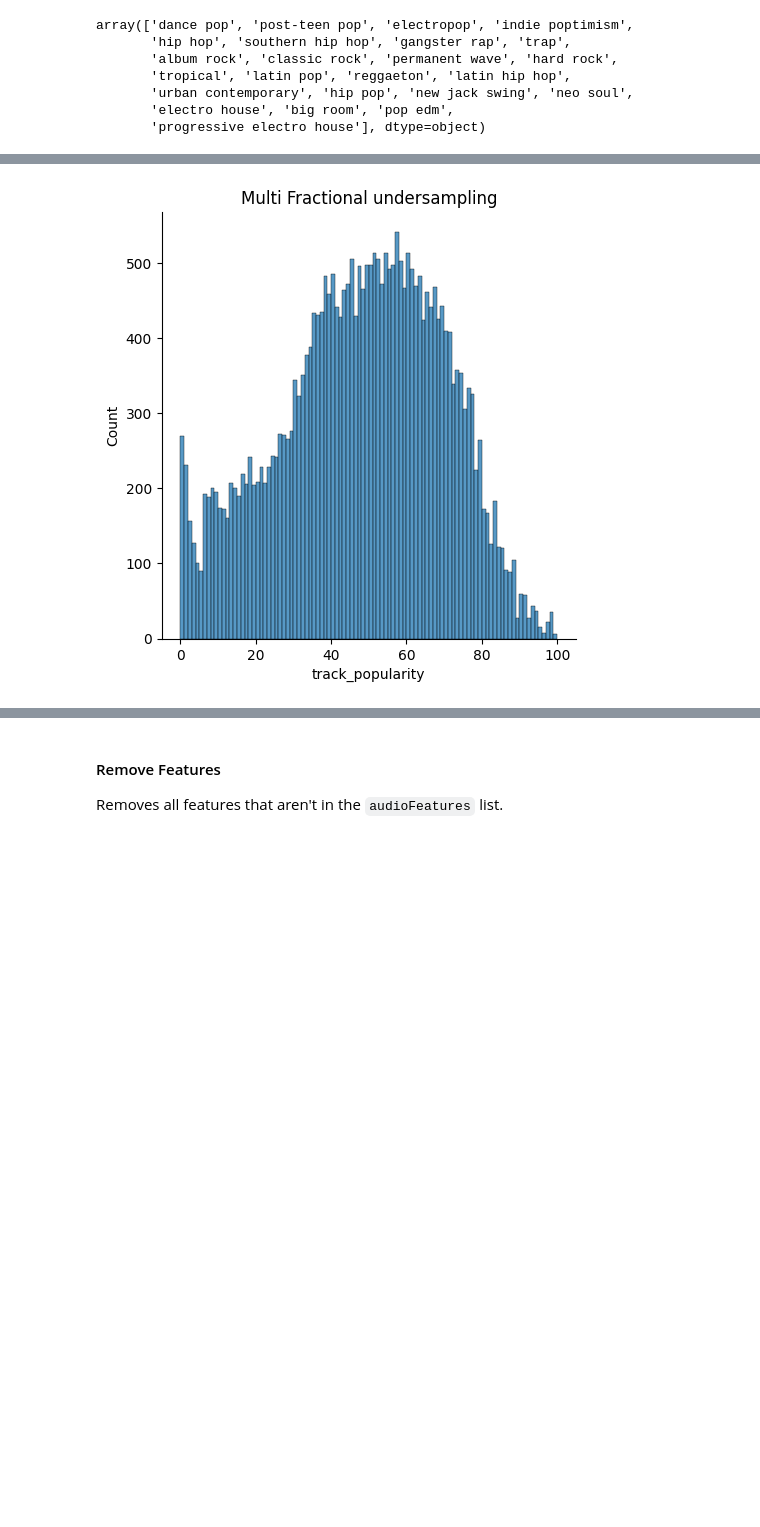
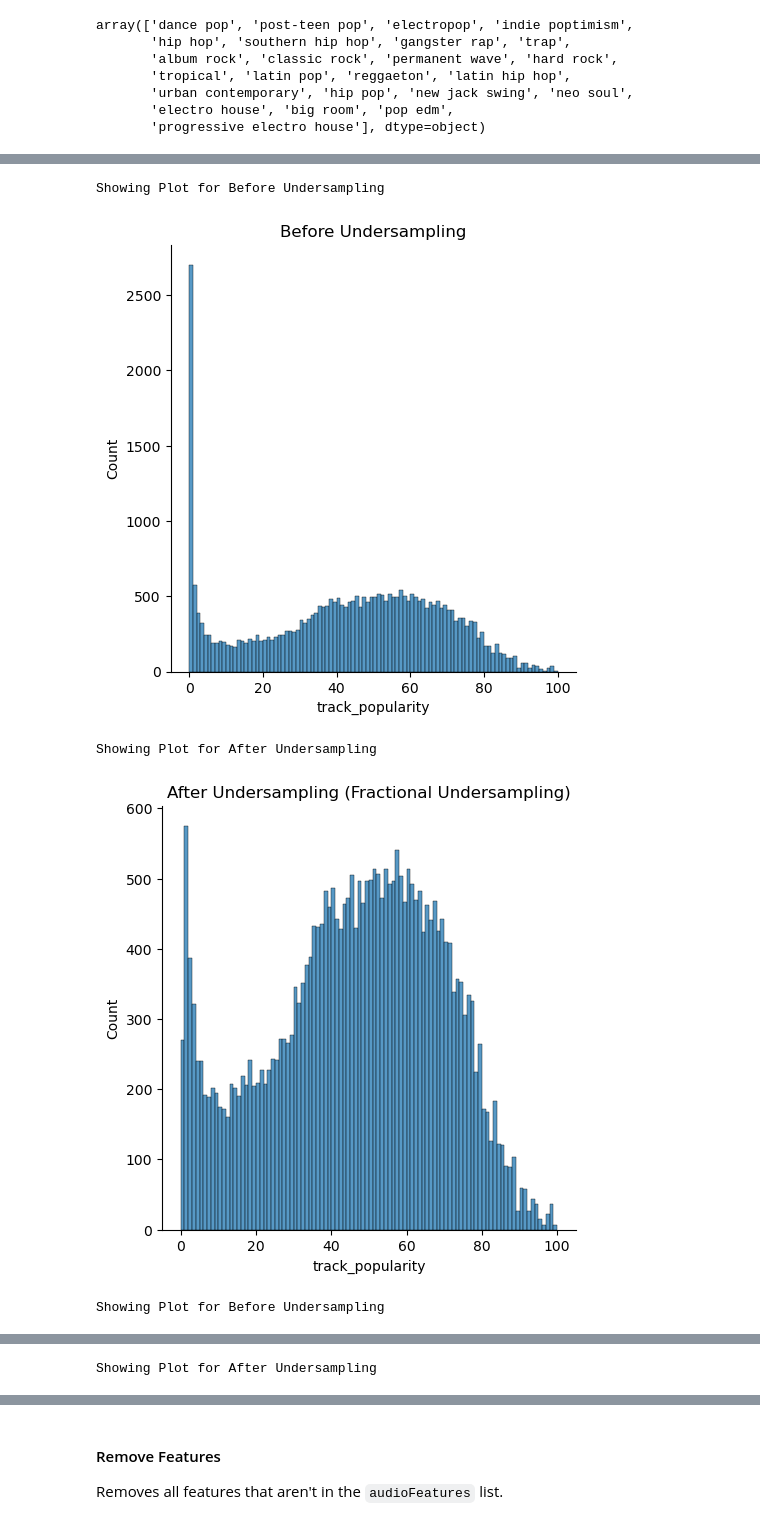
Before and after one commit to Virus5600/CCMACLRL_FINAL_PROJECT_COM222ML, a Jupyter notebook: main.ipynb, the cells around one changed output, grey strips where cells are left out. Drawn from its saved outputs; the diff is of its cells as text; code cells hidden in the pictures; blank space fills up the shorter version.

```diff
--- a/main.ipynb
+++ b/main.ipynb
@@ -784,3 +907,6 @@ plt.show()
+# %%
+if (undersampling == "singular") or (undersampling == "both"):
+    trainDf = undersample(trainDf, 'track_popularity', method = "singular", fraction = 0.1, showPlot = True)
 # %% [markdown]
 #### Multiple Fractional Undersampling
 
@@ -789,34 +916,16 @@ run this to perform multi fractional undersampling
-# %%
-import seaborn as sns
-from imblearn.under_sampling import RandomUnderSampler
-
-
-trainDf = rawTrainDf.dropna(how='any', axis=0)
-# BEFORE
-# sns.displot(trainDf, x="track_popularity", bins=100)
-# plt.xlabel('track_popularity')
-# plt.ylabel('Count')
-# plt.title('Before undersampling')
-# plt.show()
-
-
-# Separate low popularity (0-5) and other tracks
-popularity_0 = trainDf[trainDf['track_popularity'] == 0]
-popularity_1_5 = trainDf[(trainDf['track_popularity'] > 0) & (trainDf['track_popularity'] <= 5)]
-popularity_6_100 = trainDf[trainDf['track_popularity'] > 5]
-
-# Apply fractional undersampling with different fractions for each range
-popularity_0 = popularity_0.sample(frac=0.1)  # Keep n% of zero-popularity tracks
-popularity_1_5 = popularity_1_5.sample(frac=0.4)  # Keep n% of low-popularity tracks
-
-# Concatenate the subsets to get the balanced data
-trainDf = pd.concat([popularity_0, popularity_1_5, popularity_6_100])
-
-# Plot the result
-sns.displot(trainDf, x="track_popularity", bins=100)
-plt.xlabel('track_popularity')
-plt.ylabel('Count')
-plt.title('Multi Fractional undersampling')
-plt.show()
-# %% [output]
-[figure, removed]
+# %%
+if (undersampling == "multi") or (undersampling == "multiple") or (undersampling == "both"):
+    trainDf = undersample(trainDf, 'track_popularity', method = "multiple", fraction = [0.1, 0.4], margin = [0, 5])
+# %%
+if (undersampling == "test"):
+    trainDfTest = {
+        "nu": trainDf,
+        "su": undersample(trainDf, 'track_popularity', method = "singular", fraction = 0.1),
+        "mu": undersample(trainDf, 'track_popularity', method = "multiple", fraction = [0.1, 0.4], margin = [0, 5])
+    }
+# %% [output]
+Showing Plot for Before Undersampling
+[figure, added]
+Showing Plot for After Undersampling
+[figure, added]
+Showing Plot for Before Undersampling
@@ -822,0 +933 @@ plt.show()
+Showing Plot for After Undersampling
```
Also changed, not shown: parts of 56 cells of this notebook, 6 other files.
